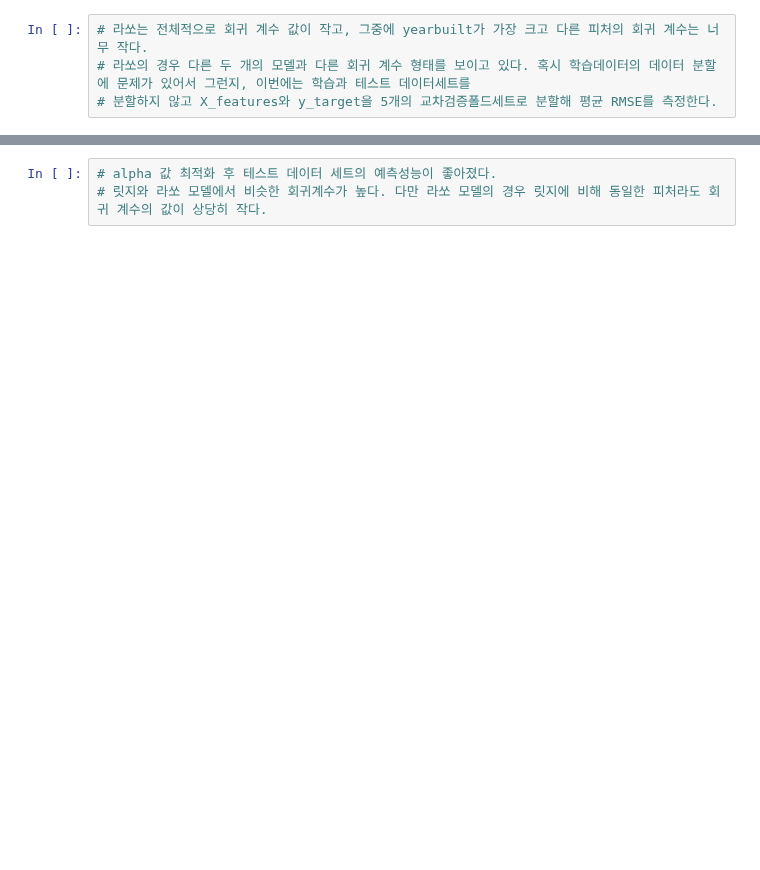
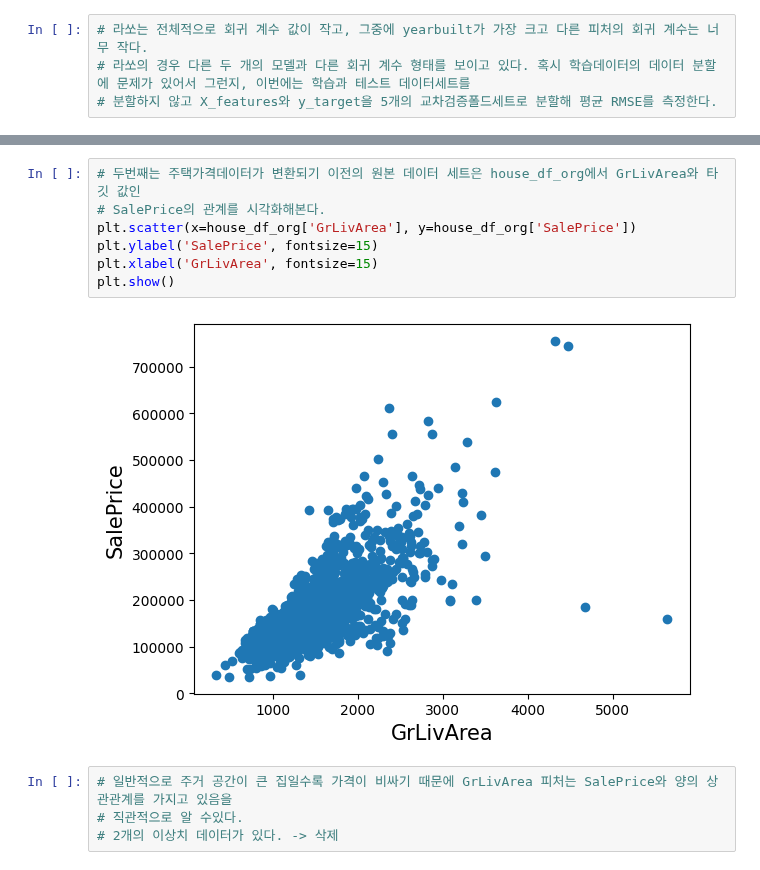
Before and after one commit to suhyeon03/study_ML_, a Jupyter notebook: _regression_practice.ipynb, the cells around one changed output, grey strips where cells are left out. Cells and saved outputs as stored; diff of their text form; blank space fills up the shorter version.

```diff
--- a/_regression_practice.ipynb
+++ b/_regression_practice.ipynb
@@ -1467,3 +1543,13 @@ Lasso 로그 변환된 RMSE :  0.002
-# %%
-# alpha 값 최적화 후 테스트 데이터 세트의 예측성능이 좋아졌다.
-# 릿지와 라쏘 모델에서 비슷한 회귀계수가 높다. 다만 라쏘 모델의 경우 릿지에 비해 동일한 피처라도 회귀 계수의 값이 상당히 작다.
+# %%
+# 두번째는 주택가격데이터가 변환되기 이전의 원본 데이터 세트은 house_df_org에서 GrLivArea와 타깃 값인
+# SalePrice의 관계를 시각화해본다.
+plt.scatter(x=house_df_org['GrLivArea'], y=house_df_org['SalePrice'])
+plt.ylabel('SalePrice', fontsize=15)
+plt.xlabel('GrLivArea', fontsize=15)
+plt.show()
+# %% [output]
+[figure, added]
+# %%
+# 일반적으로 주거 공간이 큰 집일수록 가격이 비싸기 때문에 GrLivArea 피처는 SalePrice와 양의 상관관계를 가지고 있음을
+# 직관적으로 알 수있다.
+# 2개의 이상치 데이터가 있다. -> 삭제
```
Also changed, not shown: parts of 30 cells of this notebook.
